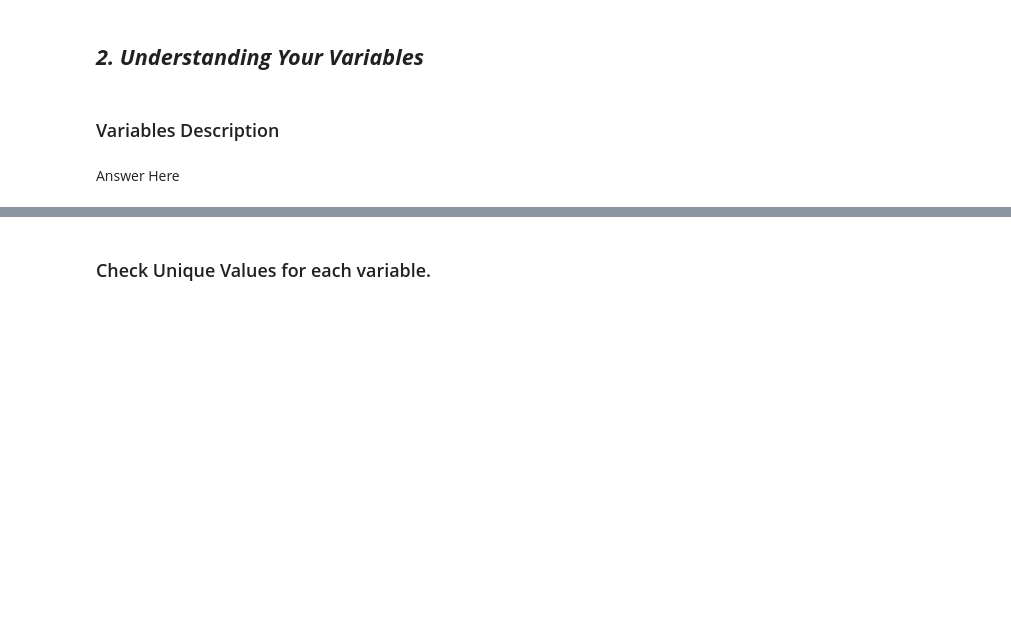
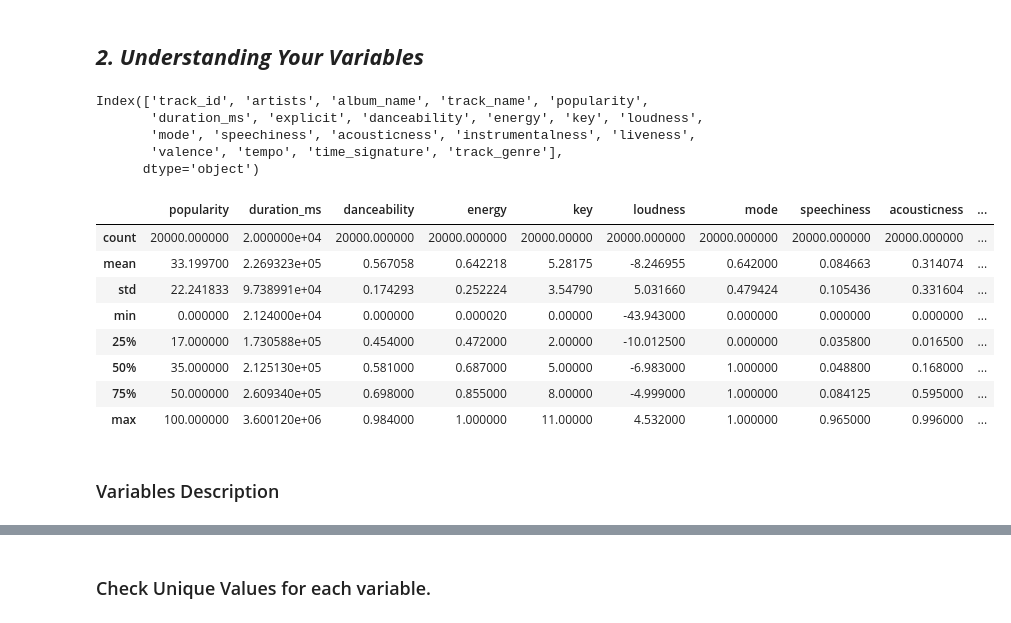
Before and after one commit to GEE2007/spotify-genre-classification, a Jupyter notebook: spotify_genre_classification.ipynb, the cells around one changed output, grey strips where cells are left out. Saved outputs shown, nothing was run; the diff lists cells and outputs as text; code cells hidden in the pictures; blank space fills up the shorter version.

```diff
--- a/spotify_genre_classification.ipynb
+++ b/spotify_genre_classification.ipynb
@@ -210,9 +197,25 @@ plt.show()
 ## ***2. Understanding Your Variables***
 # %%
 # Dataset Columns
+df.columns
+# %% [output]
+Index(['track_id', 'artists', 'album_name', 'track_name', 'popularity',
+       'duration_ms', 'explicit', 'danceability', 'energy', 'key', 'loudness',
+       'mode', 'speechiness', 'acousticness', 'instrumentalness', 'liveness',
+       'valence', 'tempo', 'time_signature', 'track_genre'],
+      dtype='object')
 # %%
 # Dataset Describe
+df.describe()
+# %% [output]
+|  | popularity | duration_ms | danceability | energy | key | loudness | mode | speechiness | acousticness | ... |
+| count | 20000.000000 | 2.000000e+04 | 20000.000000 | 20000.000000 | 20000.00000 | 20000.000000 | 20000.000000 | 20000.000000 | 20000.000000 | ... |
+| mean | 33.199700 | 2.269323e+05 | 0.567058 | 0.642218 | 5.28175 | -8.246955 | 0.642000 | 0.084663 | 0.314074 | ... |
+| std | 22.241833 | 9.738991e+04 | 0.174293 | 0.252224 | 3.54790 | 5.031660 | 0.479424 | 0.105436 | 0.331604 | ... |
+| min | 0.000000 | 2.124000e+04 | 0.000000 | 0.000020 | 0.00000 | -43.943000 | 0.000000 | 0.000000 | 0.000000 | ... |
+| 25% | 17.000000 | 1.730588e+05 | 0.454000 | 0.472000 | 2.00000 | -10.012500 | 0.000000 | 0.035800 | 0.016500 | ... |
+| 50% | 35.000000 | 2.125130e+05 | 0.581000 | 0.687000 | 5.00000 | -6.983000 | 1.000000 | 0.048800 | 0.168000 | ... |
+| 75% | 50.000000 | 2.609340e+05 | 0.698000 | 0.855000 | 8.00000 | -4.999000 | 1.000000 | 0.084125 | 0.595000 | ... |
+| max | 100.000000 | 3.600120e+06 | 0.984000 | 1.000000 | 11.00000 | 4.532000 | 1.000000 | 0.965000 | 0.996000 | ... |
 # %% [markdown]
 ### Variables Description
-# %% [markdown]
-Answer Here
```
Also changed, not shown: parts of 6 cells of this notebook.
